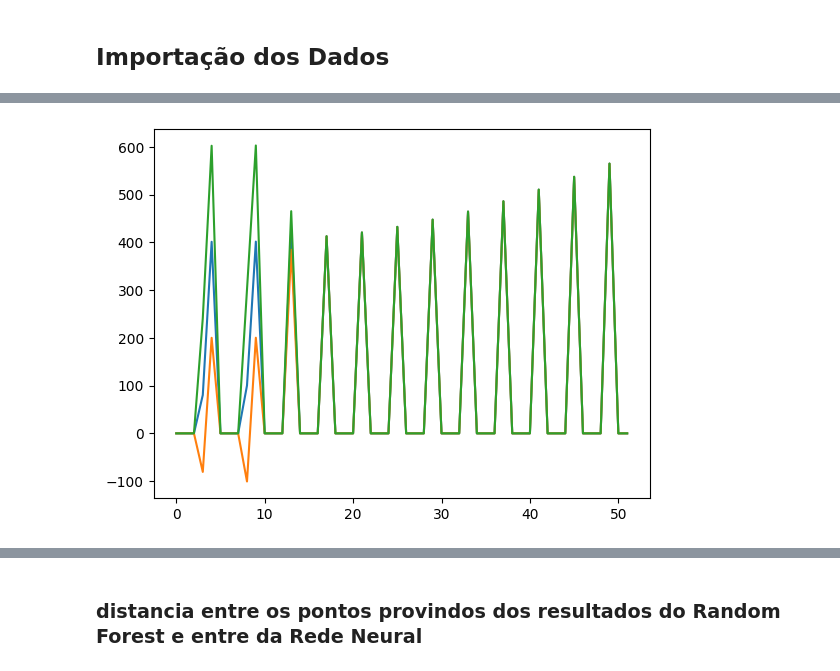
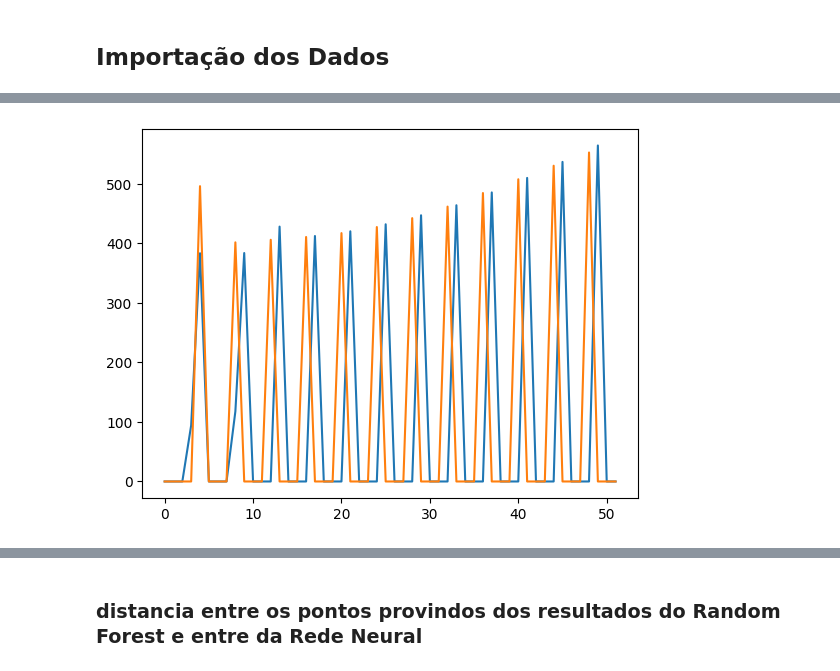
Before and after one commit to MarcioB1999/ML_for_ULS, a Jupyter notebook: UFL_resultados_graficos.ipynb, the cells around one changed output, grey strips where cells are left out. Drawn from its saved outputs; the diff is of its cells as text; code cells hidden in the pictures.

```diff
--- a/UFL_resultados_graficos.ipynb
+++ b/UFL_resultados_graficos.ipynb
@@ -39,8 +39,3 @@ def describe_var(dataframe,var):
         resultado_var[f'{var}{periodo+1}'] = aux
 
     return pd.DataFrame(resultado_var)
-# %%
-def describe_var_grafico(describe_var,var_dataframe):
-    mean_list = np.array(describe_var.iloc[1,:])
-    plt.plot(range(52),mean_list)
-    sns.boxplot(var_dataframe)
@@ -84,0 +42,5 @@ def plot_(resultados_dataframe1,resultados_dataframe2 = False):
+# %%
+def describe_var_grafico(describe1_var,describe2_var):
+
+    plt.plot(range(52),describe1_var.iloc[1,:])
+    plt.plot(range(52),describe2_var.iloc[1,:])
@@ -247,6 +237,7 @@ describe_var_grafico(describe_x)
 # %%
-describe_xr = describe_var(resultados_dataframe_1,'xr').describe()
-describe_var_grafico(describe_xr)
+describe1_xr = describe_var(resultados_dataframe_1,'xr').describe()
+describe2_xr = describe_var(resultados_dataframe_2,'xr').describe()
+describe_var_grafico(describe1_xr,describe2_xr)
 # %% [output]
-[figure, old version]
+[figure, new version]
 # %%
```
Also changed, not shown: parts of 37 cells of this notebook, 14 other files.
